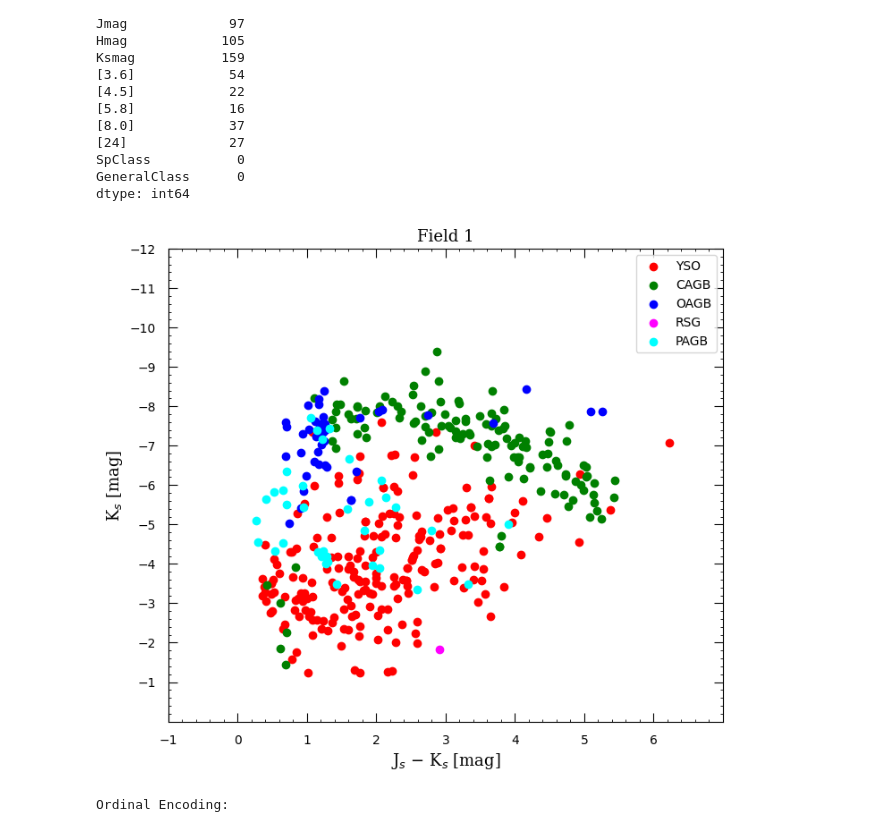
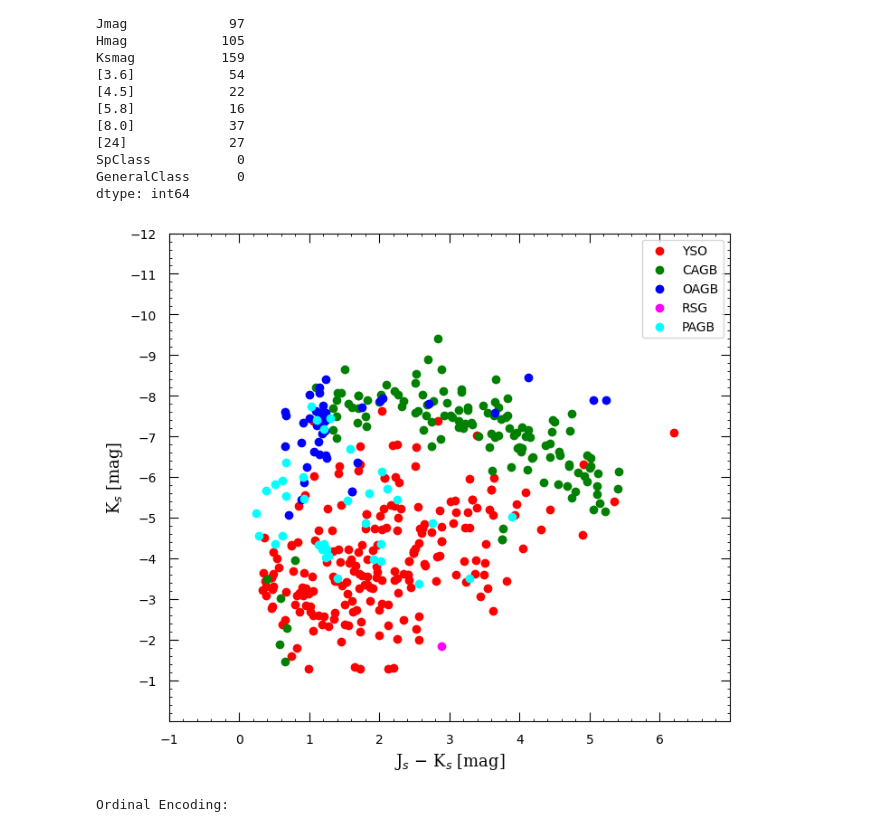
Before and after one commit to Mahdi-Abdollahii/Dusty-Stellar-Sources-Classification, a Jupyter notebook: Data_Visualization.ipynb, the cells around one changed output. Saved outputs shown, nothing was run; the diff lists cells and outputs as text; code cells hidden in the pictures.

```diff
--- a/Data_Visualization.ipynb
+++ b/Data_Visualization.ipynb
@@ -194,39 +194,39 @@ dtype: int64
 # %%
 plt.figure(figsize = (8,7), dpi = 100)
 
-plt.title('Field 1', fontsize = 13, fontname = "serif")
+#plt.title('Field 1', fontsize = 13, fontname = "serif")
 
 plt.tick_params(axis='both',which='major', length=7    ,pad=10,direction='in')
 plt.tick_params(axis='y'   ,which='both' ,left= True   ,direction='in')
 plt.tick_params(axis='x'   ,which='both' ,bottom= True ,direction='in')
 plt.tick_params(axis='x'   ,which='both' ,top= True    ,direction='in')
 plt.tick_params(axis='y'   ,which='both' ,right= True  ,direction='in')
 plt.minorticks_on()
 
 xmax , xmin = 7 , -1
 ymax , ymin = 0  , -12
 
 plt.xticks(np.arange(xmin , xmax , step=1))
 plt.yticks(np.arange(ymin , ymax , step=1))
 plt.xlim(xmin, xmax )
 plt.ylim(ymax, ymin )
 
 plt.xlabel('J$_s$ $-$ K$_s$ [mag]', fontsize = 13, fontname = "serif")
 plt.ylabel('K$_s$ [mag]'          , fontsize = 13, fontname = "serif")
 
 colors = ['red','green','blue','magenta','cyan']
 SpClass = ['YSO','CAGB','OAGB','RSG','PAGB']
 
 #DSS
 for i in range(len(SpClass)):
   df_ = df[df['SpClass'] == SpClass[i]]
   color_ = colors[i]
   plt.scatter(df_['Jmag'] - df_['Ksmag'], df_['Ksmag'] , c=colors[i] ,label = SpClass[i] )
 
 plt.legend(loc='upper right')
-plt.savefig('CMD_J_nan.jpeg', bbox_inches='tight', dpi = 400)
+plt.savefig('CMD_J_nan.png', bbox_inches='tight', dpi = 400)
 # %% [output]
-[figure, old version]
+[figure, new version]
 # %%
 from sklearn import preprocessing
 
```
Also changed, not shown: parts of 11 cells of this notebook.
